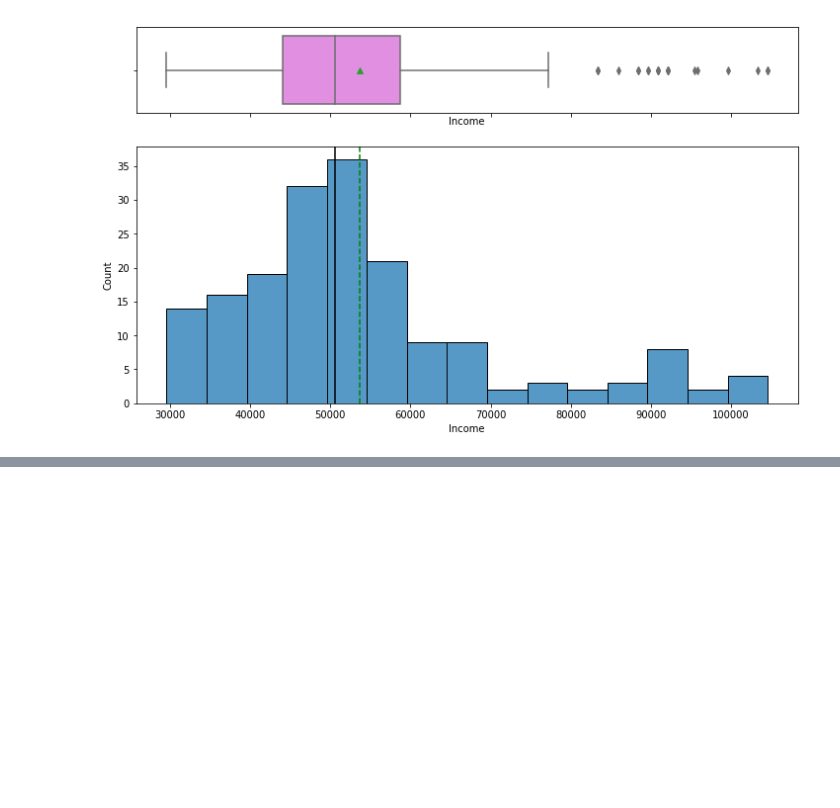
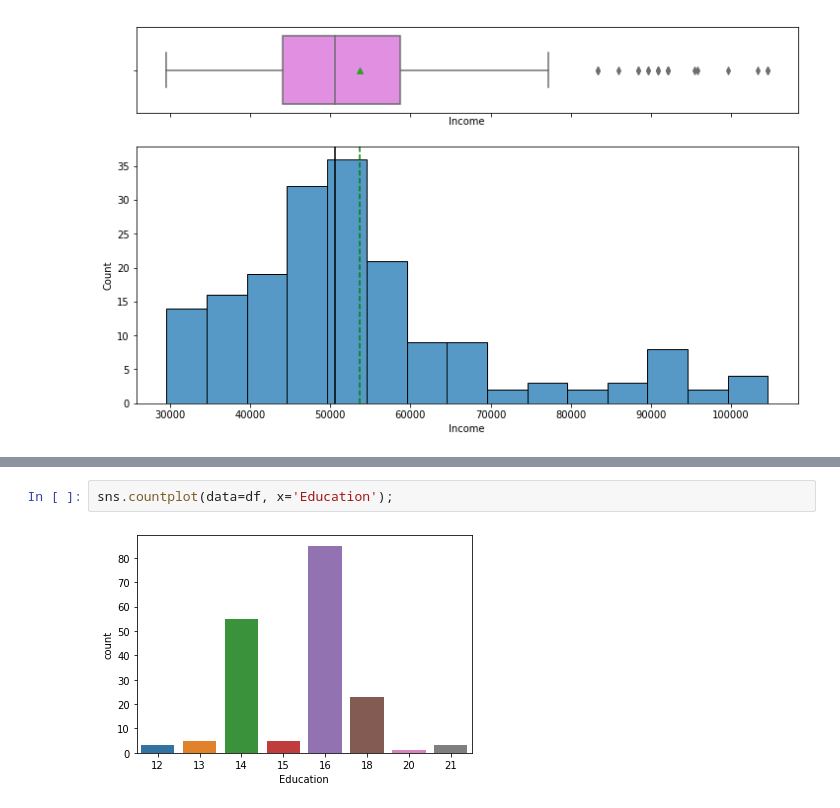
Before and after one commit to Isaac009/PGP-AIML, a Jupyter notebook: Projects/CardioGoodProject copy.ipynb, the cells around one changed output, grey strips where cells are left out. Drawn from its saved outputs; the diff is of its cells as text; blank space fills up the shorter version.

```diff
--- a/Projects/CardioGoodProject copy.ipynb
+++ b/Projects/CardioGoodProject copy.ipynb
@@ -222,0 +233,4 @@ histogram_boxplot(df, 'Income')
+# %%
+sns.countplot(data=df, x='Education');
+# %% [output]
+[figure, added]
```
Also changed, not shown: parts of 20 cells of this notebook.
